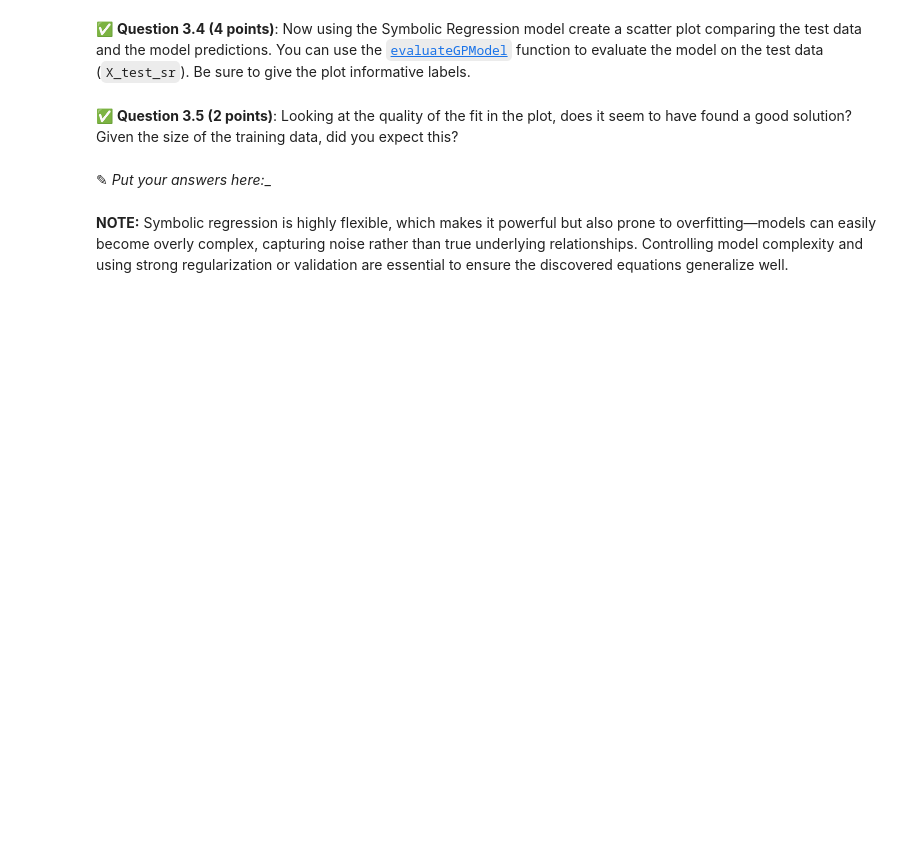
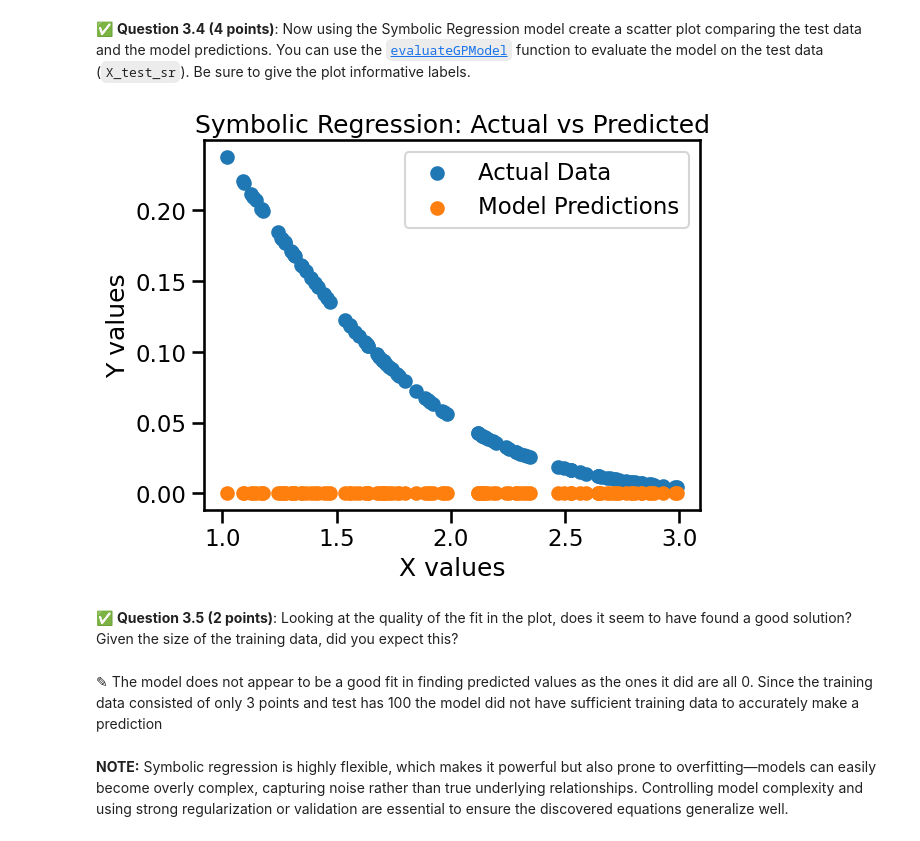
Before and after one commit to MrBay39/CMSE202-S-26-TurnIn, a Jupyter notebook: hw-03/HW-03_Regression-S26-Steven_Goller.ipynb, the cells around one changed output. Cells and saved outputs as stored; diff of their text form; code cells hidden in the pictures; blank space fills up the shorter version.

```diff
--- a/hw-03/HW-03_Regression-S26-Steven_Goller.ipynb
+++ b/hw-03/HW-03_Regression-S26-Steven_Goller.ipynb
@@ -276,7 +302,29 @@ This will take about 1 minute to run.
+# %%
+# put your code here
+y_predict = sgp.evaluateGPModel(sr_model, X_test_sr)
+
+X_plot = X_test_sr.flatten()
+y_actual = y_test_sr.flatten()
+y_predict = y_predict[:, 0]
+
+# Scatter plot
+plt.figure()
+
+plt.scatter(X_test_sr, y_test_sr, label="Actual Data")
+plt.scatter(X_test_sr, y_predict, label="Model Predictions")
+
+plt.xlabel("X values")
+plt.ylabel("Y values")
+plt.title("Symbolic Regression: Actual vs Predicted")
+
+plt.legend()
+plt.show()
+# %% [output]
+[figure, added]
 # %% [markdown]
 &#9989; **Question 3.5 (2 points)**: Looking at the quality of the fit in the plot, does it seem to have found a good solution? Given the size of the training data, did you expect this?
-# %% [markdown]
-<font size=+3>&#9998;</font> _Put your answers here:__
+# %% [markdown]
+<font size=+3>&#9998;</font> The model does not appear to be a good fit in finding predicted values as the ones it did are all 0. Since the training data consisted of only 3 points and test has 100 the model did not have sufficient training data to accurately make a prediction
 # %% [markdown]
 **NOTE:** Symbolic regression is highly flexible, which makes it powerful but also prone to overfitting—models can easily become overly complex, capturing noise rather than true underlying relationships. Controlling model complexity and using strong regularization or validation are essential to ensure the discovered equations generalize well.
 # %% [markdown]
```
Also changed, not shown: parts of 7 cells of this notebook.
